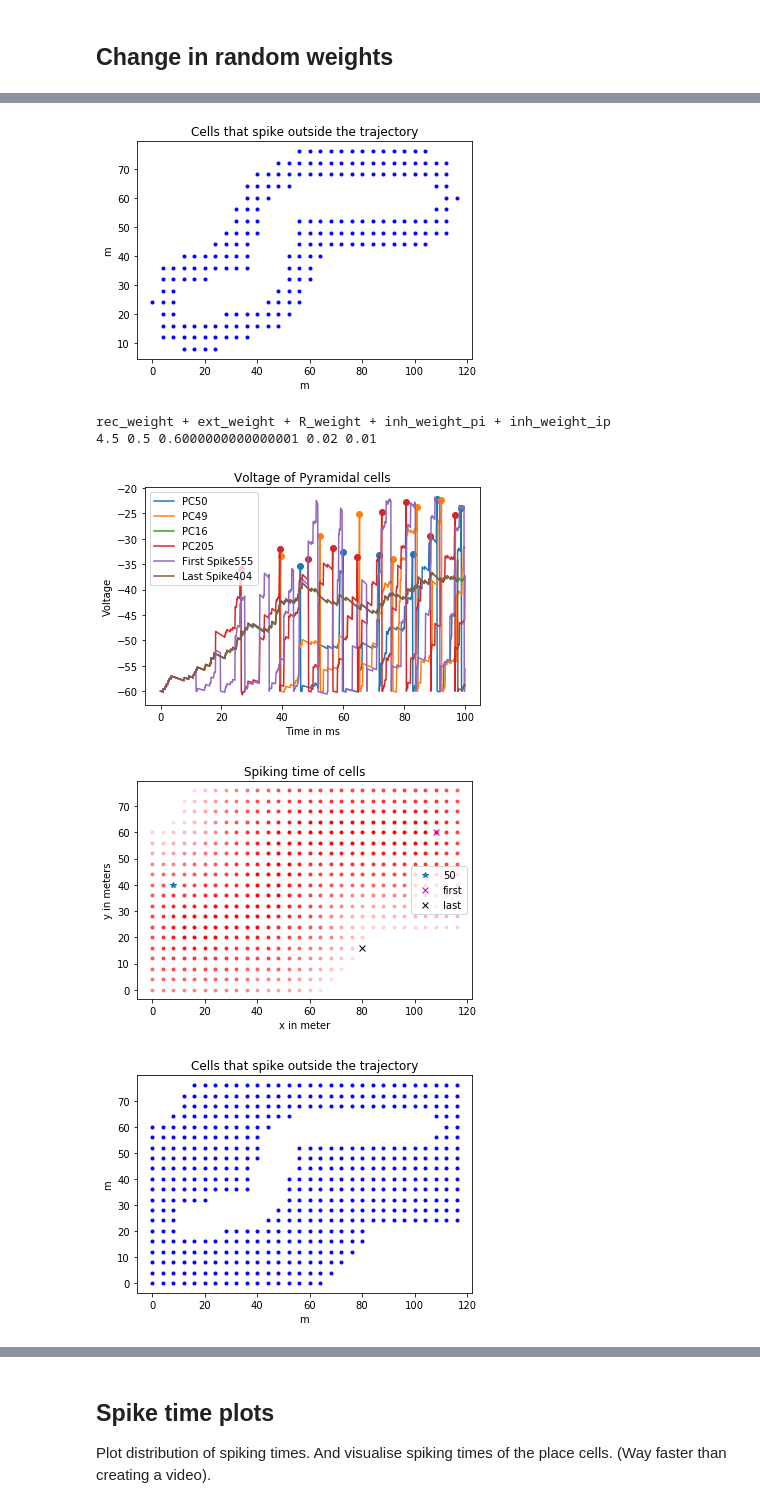
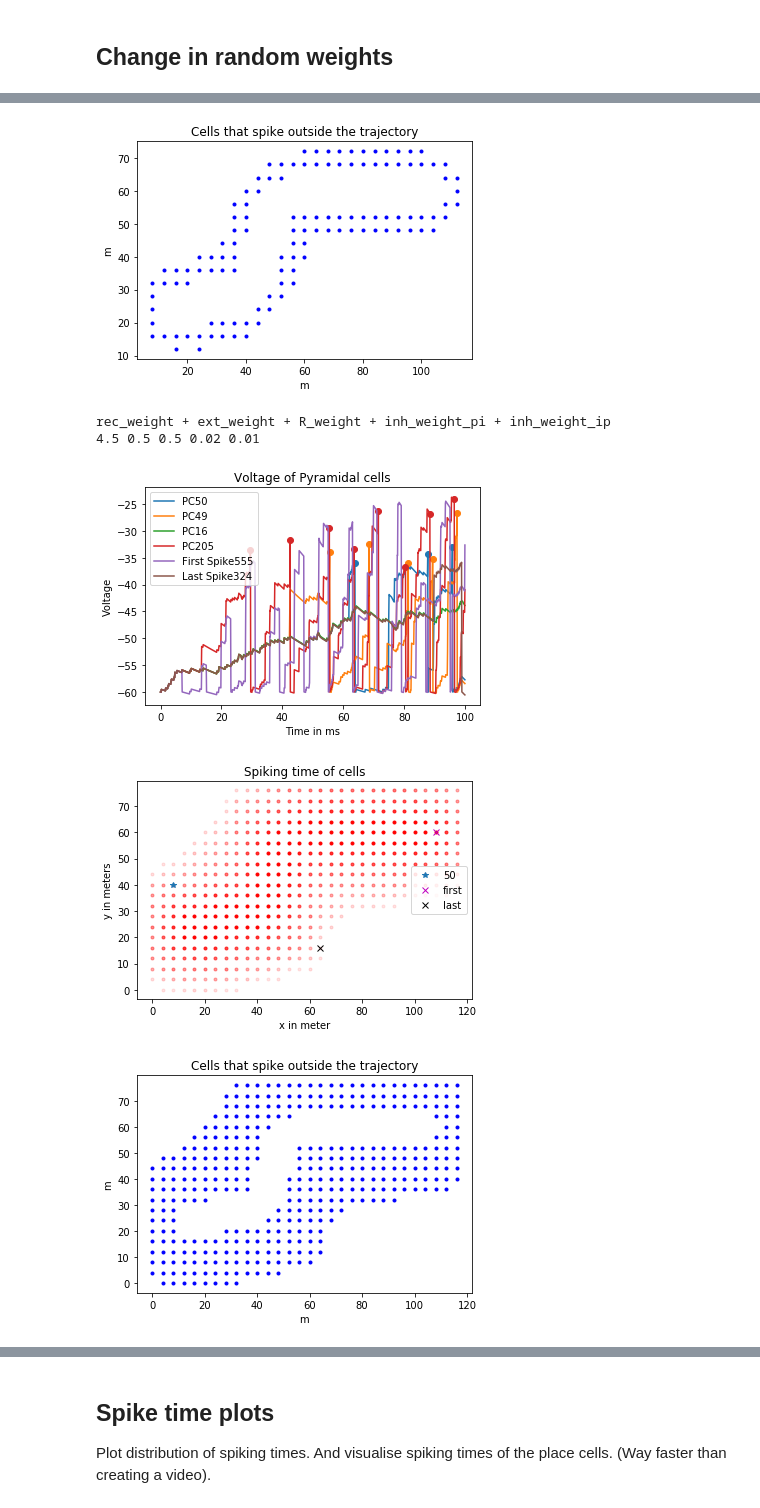
Before and after one commit to Victoriad1996/SemesterProject, a Jupyter notebook: SimpleFairhall/first_project_oop_plots.ipynb, the cells around one changed output, grey strips where cells are left out. Saved outputs shown, nothing was run; the diff lists cells and outputs as text; code cells hidden in the pictures.

```diff
--- a/SimpleFairhall/first_project_oop_plots.ipynb
+++ b/SimpleFairhall/first_project_oop_plots.ipynb
@@ -79,9 +76,9 @@ params = { 'Model' : 'Threshold_plasiticity', # options : 'Fairhall' or 'Thresho
           'num_tonic_neurons' : num_tonic_neurons,
           'num_ext_neurons' : num_ext_neurons,
 
-          'rec_weight' : 1,
+          'rec_weight' : 4.5,
           'ext_weight' : 0.5,
-          'R_weight' : 0.5,
+          'R_weight' : 0.2,
           'inh_weight_pi' : 0.1,
            'inh_weight_ip' : 0.01
          }
@@ -90,3 +87,5 @@ if not result_G is None:
     params['connection_matrix_G'] = result_G
 
 list_params = [params]
+# %%
+fm1, element = plot_run(params)
@@ -128,7 +137,7 @@ rec_weight + ext_weight + R_weight + inh_weight_pi + inh_weight_ip
 # %%
 list_params = [params]
 
-for i in range(3):
+for i in range(2):
     ext_weight = 0.5 + i * 0.2
     new_param = functions.add_params(params, ext_weight=ext_weight)
     list_params.append(new_param)
@@ -162,7 +170,7 @@ rec_weight + ext_weight + R_weight + inh_weight_pi + inh_weight_ip
 list_params = [params]
 
 for i in range(3):
-    R_weight = 0.4 + i * 0.2
+    R_weight = 0.3 + i * 0.2
     new_param = functions.add_params(params, R_weight=R_weight)
     list_params.append(new_param)
 
@@ -185,9 +193,9 @@ rec_weight + ext_weight + R_weight + inh_weight_pi + inh_weight_ip
-[figure, old version]
+[figure, new version]
 rec_weight + ext_weight + R_weight + inh_weight_pi + inh_weight_ip
-4.5 0.5 0.6000000000000001 0.02 0.01
+4.5 0.5 0.5 0.02 0.01
-[figure, old version]
+[figure, new version]
-[figure, old version]
+[figure, new version]
-[figure, old version]
+[figure, new version]
 ... (4 outputs left out)
 # %% [markdown]
 ## Spike time plots
```
Also changed, not shown: parts of 7 cells of this notebook, 2 other files.
